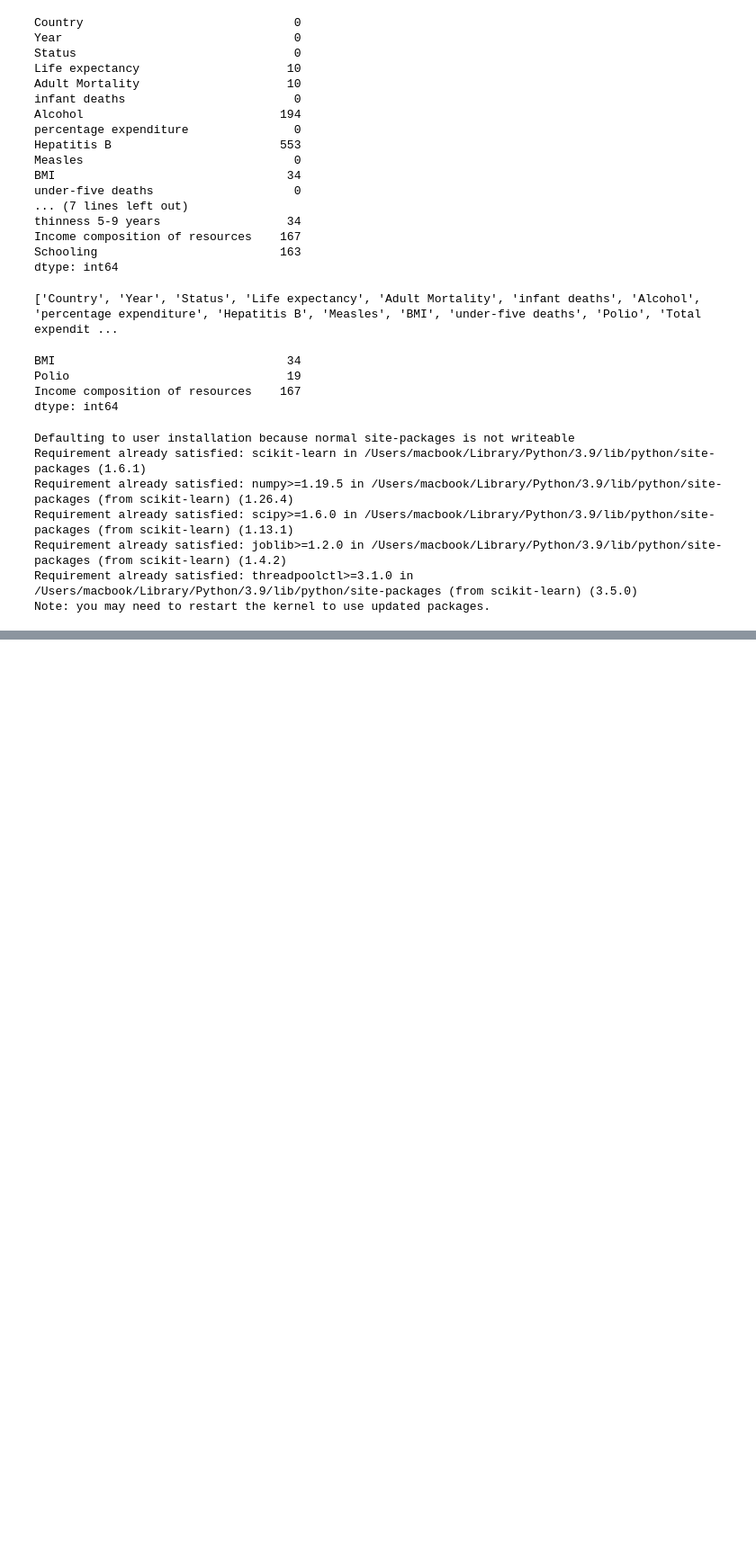
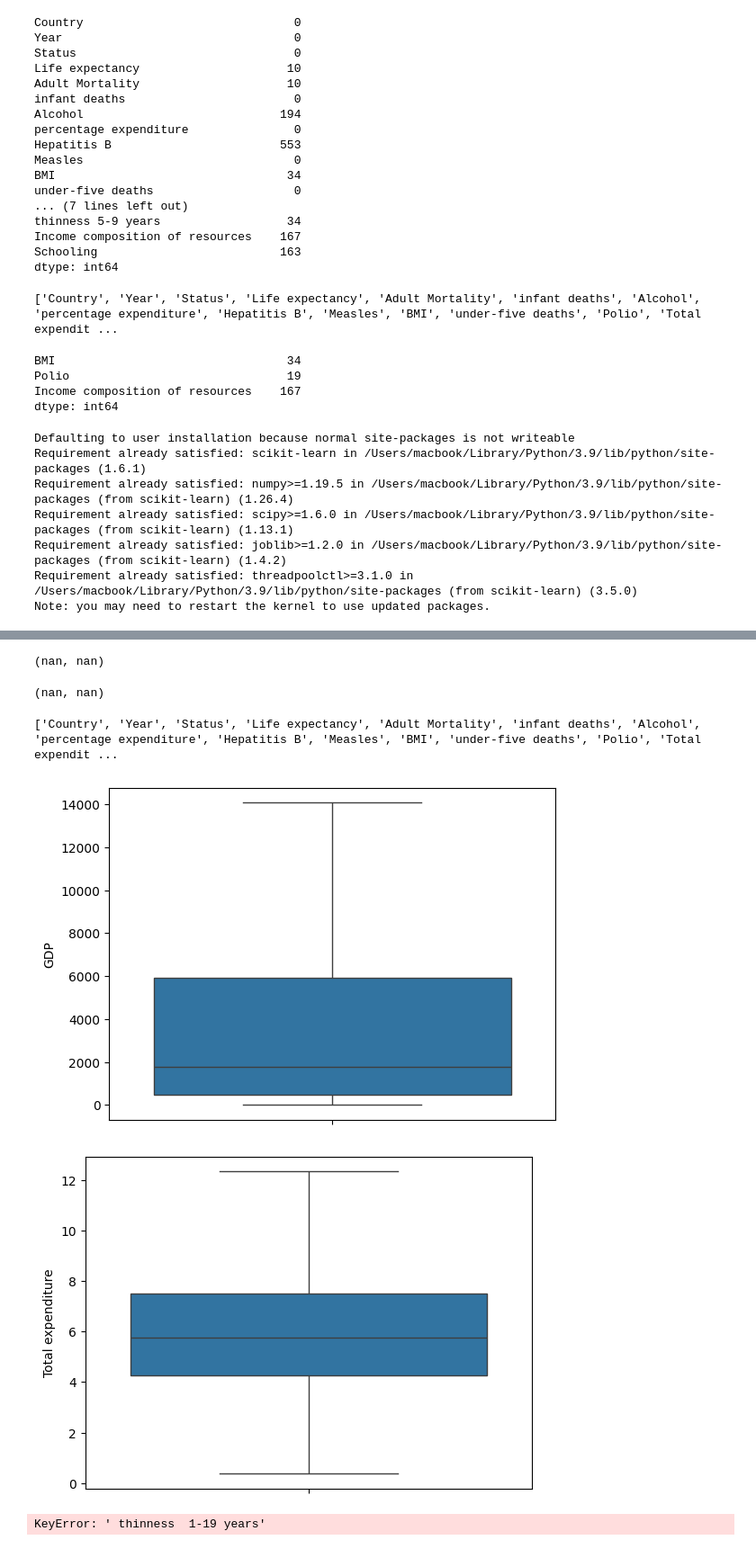
Before and after one commit to jaycrivera/life-expectancy-data, a Jupyter notebook: life expectancy data.ipynb, the cells around one changed output, grey strips where cells are left out. Shown at 90% size. Saved outputs shown, nothing was run; the diff lists cells and outputs as text; code cells hidden in the pictures; blank space fills up the shorter version.

```diff
--- a/life expectancy data.ipynb
+++ b/life expectancy data.ipynb
@@ -339,0 +367,52 @@ Note: you may need to restart the kernel to use updated packages.
+# %%
+import numpy as np  # Import numpy
+
+def wisker(col):
+    q1, q3 = np.percentile(col, [25, 75])
+    iqr = q3 - q1
+    lw = q1 - 1.5 * iqr
+    uw = q3 + 1.5 * iqr
+    return lw, uw
+
+# Now call the function
+wisker(df['GDP'])
+# %% [output]
+(nan, nan)
+# %%
+import numpy as np  # Import numpy
+
+def wisker(col):
+    q1, q3 = np.percentile(col, [25, 75])
+    iqr = q3 - q1
+    lw = q1 - 1.5 * iqr
+    uw = q3 + 1.5 * iqr
+    return lw, uw
+
+# Now call the function
+wisker(df['GDP'])
+# %% [output]
+(nan, nan)
+# %%
+print(df.columns.tolist())  # Display all columns
+# %% [output]
+['Country', 'Year', 'Status', 'Life expectancy', 'Adult Mortality', 'infant deaths', 'Alcohol', 'percentage expenditure', 'Hepatitis B', 'Measles', 'BMI', 'under-five deaths', 'Polio', 'Total expendit ...
+# %%
+df.columns = df.columns.str.strip().str.replace(r'\s+', ' ', regex=True)
+# %%
+import numpy as np
+
+# Strip column names of any accidental spaces
+df.columns = df.columns.str.strip()
+
+for i in ['GDP', 'Total expenditure', 'thinness 1-19 years', 'thinness 5-9 years']:
+    lw, uw = wisker(df[i].dropna())  # Drop NaN values before calculating percentiles
+    df[i] = np.where(df[i] < lw, lw, df[i])  # Cap lower outliers
+    df[i] = np.where(df[i] > uw, uw, df[i])  # Cap upper outliers
+# %%
+for i in ['GDP','Total expenditure',' thinness  1-19 years', ' thinness 5-9 years']:
+    sns.boxplot(df[i])
+    plt.show()
+# %% [output]
+[figure, added]
+[figure, added]
+KeyError: ' thinness  1-19 years'
```
Also changed, not shown: parts of 7 cells of this notebook.
